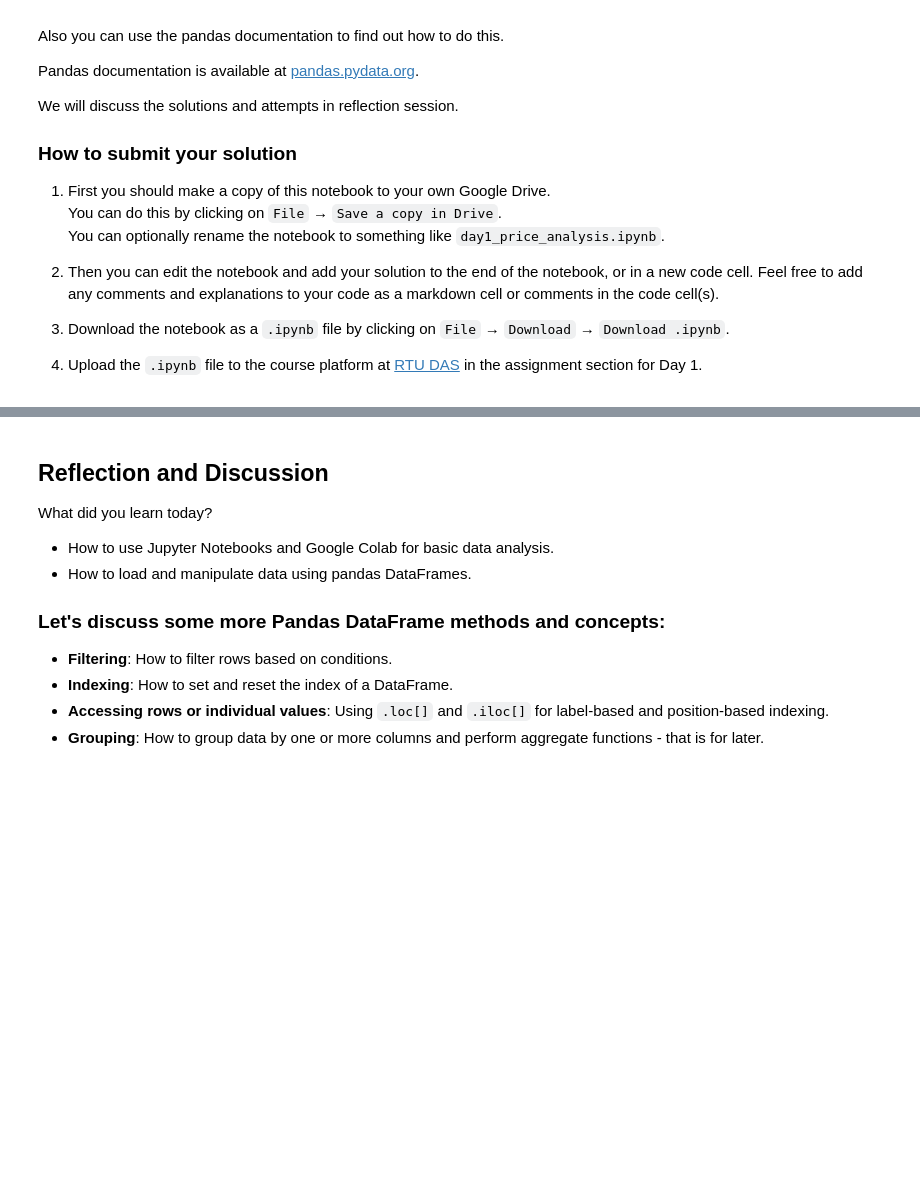
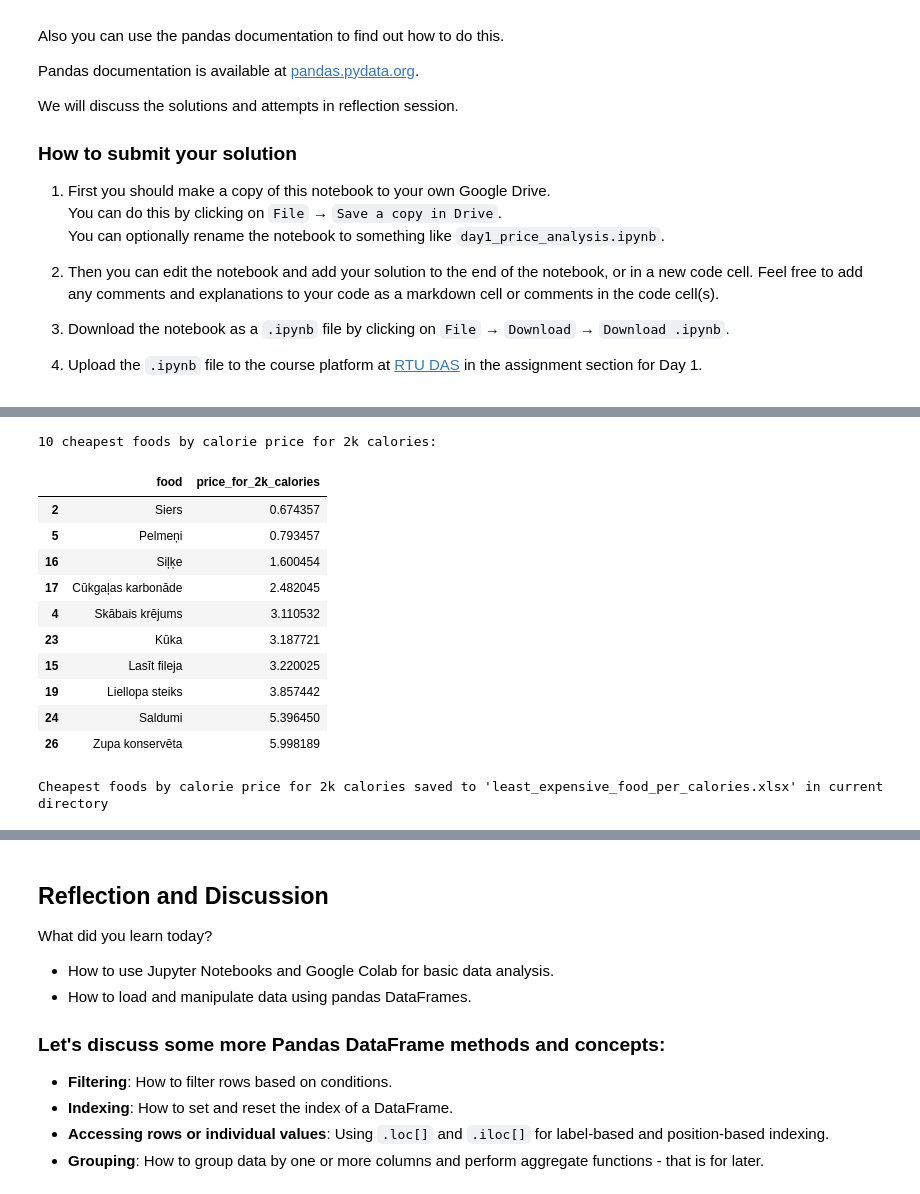
Before and after one commit to ValRCS/RTU_Data_Analysis_Visualization_CPD, a Jupyter notebook: notebooks/day1_big_picture_intro.ipynb, the cells around one changed output, grey strips where cells are left out. Saved outputs shown, nothing was run; the diff lists cells and outputs as text; code cells hidden in the pictures; blank space fills up the shorter version.

```diff
--- a/notebooks/day1_big_picture_intro.ipynb
+++ b/notebooks/day1_big_picture_intro.ipynb
@@ -957,3 +983,7 @@ df.head()
 | 2 | Siers | Dairy | Semi-hard cheese | 0.94 | 1.76 | 20.4 | 18.2 | 15.8 | 2026-04-17 | ... |
 | 3 | Biezpiens | Dairy | Fresh curd cheese | 9.86 | 0.84 | 6.5 | 11.5 | 21.4 | 2026-06-19 | ... |
 | 4 | Skābais krējums | Dairy | Sour cream | 5.16 | 1.92 | 17.6 | 9.0 | 9.9 | 2026-02-22 | ... |
+# %%
+# let us drop store column
+df.drop(columns=['store'], inplace=True) # inplace means we want to modify df in this case
+df.head()
@@ -1052,3 +1096,8 @@ Feel free to add any comments and explanations to your code as a markdown cell o
 # get top ten least expensive foods per calories offered
 # save the xlsx - not required to submit xlss
 # submit the saved notebook
+# %%
+# so first let's make column price per calories
+# we will use price_per_kg
+df['price_per_calories'] = df['price_per_kg'] / df['calories']
+df.head()
@@ -1054,0 +1111,4 @@ Feel free to add any comments and explanations to your code as a markdown cell o
+# %%
+# let's make column price for 2k calories
+df['price_for_2k_calories'] = df['price_per_calories'] * 2000
+df.head()
@@ -1054,0 +1122,24 @@ Feel free to add any comments and explanations to your code as a markdown cell o
+# %%
+# let's get ten cheapest foods by calorie price for 2k calories
+print("10 cheapest foods by calorie price for 2k calories:")
+cheapest_foods_calories = df.sort_values(by='price_for_2k_calories', ascending=True).head(10)
+cheapest_foods_calories[['food', 'price_for_2k_calories']]
+# %% [output]
+10 cheapest foods by calorie price for 2k calories:
+|  | food | price_for_2k_calories |
+| 2 | Siers | 0.674357 |
+| 5 | Pelmeņi | 0.793457 |
+| 16 | Siļķe | 1.600454 |
+| 17 | Cūkgaļas karbonāde | 2.482045 |
+| 4 | Skābais krējums | 3.110532 |
+| 23 | Kūka | 3.187721 |
+| 15 | Lasīt fileja | 3.220025 |
+| 19 | Liellopa steiks | 3.857442 |
+| 24 | Saldumi | 5.396450 |
+| 26 | Zupa konservēta | 5.998189 |
+# %%
+# now we can save this to Google
+cheapest_foods_calories.to_excel('least_expensive_food_per_calories.xlsx', index=False)
+print("Cheapest foods by calorie price for 2k calories saved to 'least_expensive_food_per_calories.xlsx' in current directory")
+# %% [output]
+Cheapest foods by calorie price for 2k calories saved to 'least_expensive_food_per_calories.xlsx' in current directory
```
Also changed, not shown: parts of 14 cells of this notebook.
